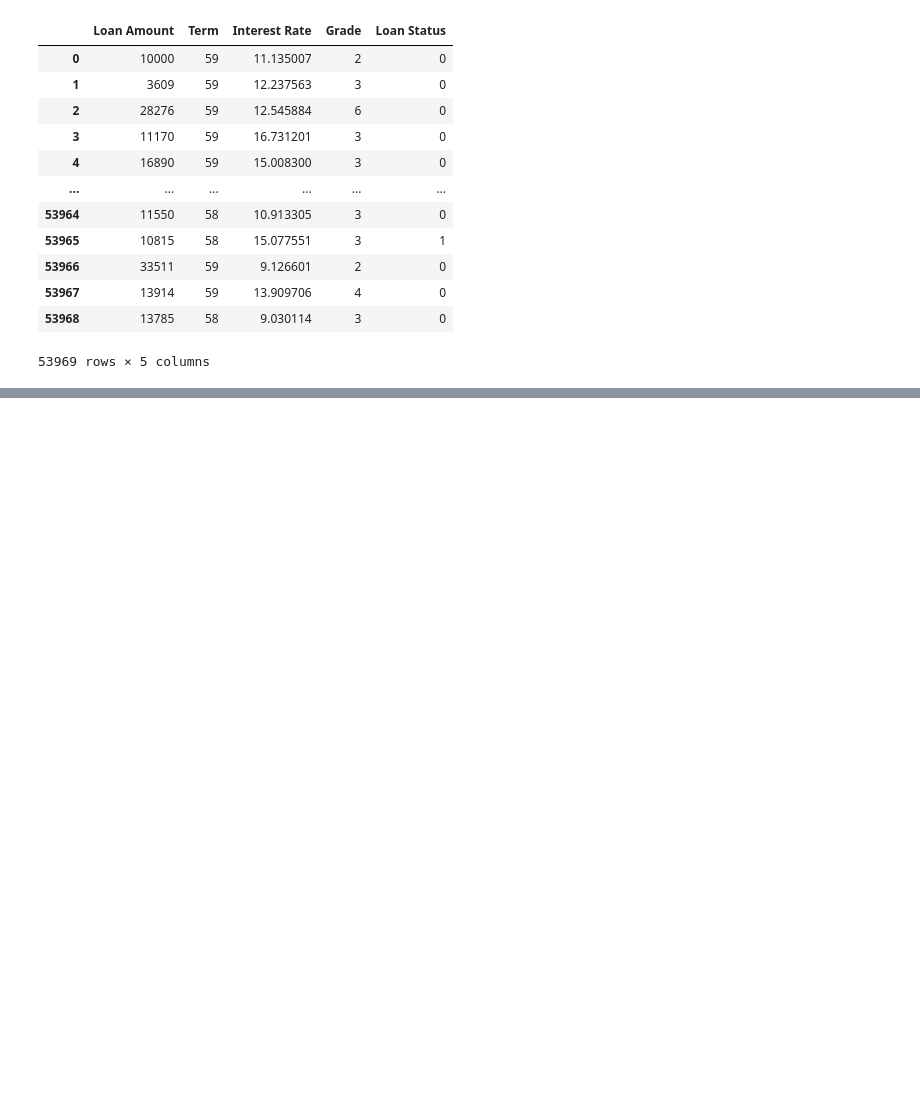
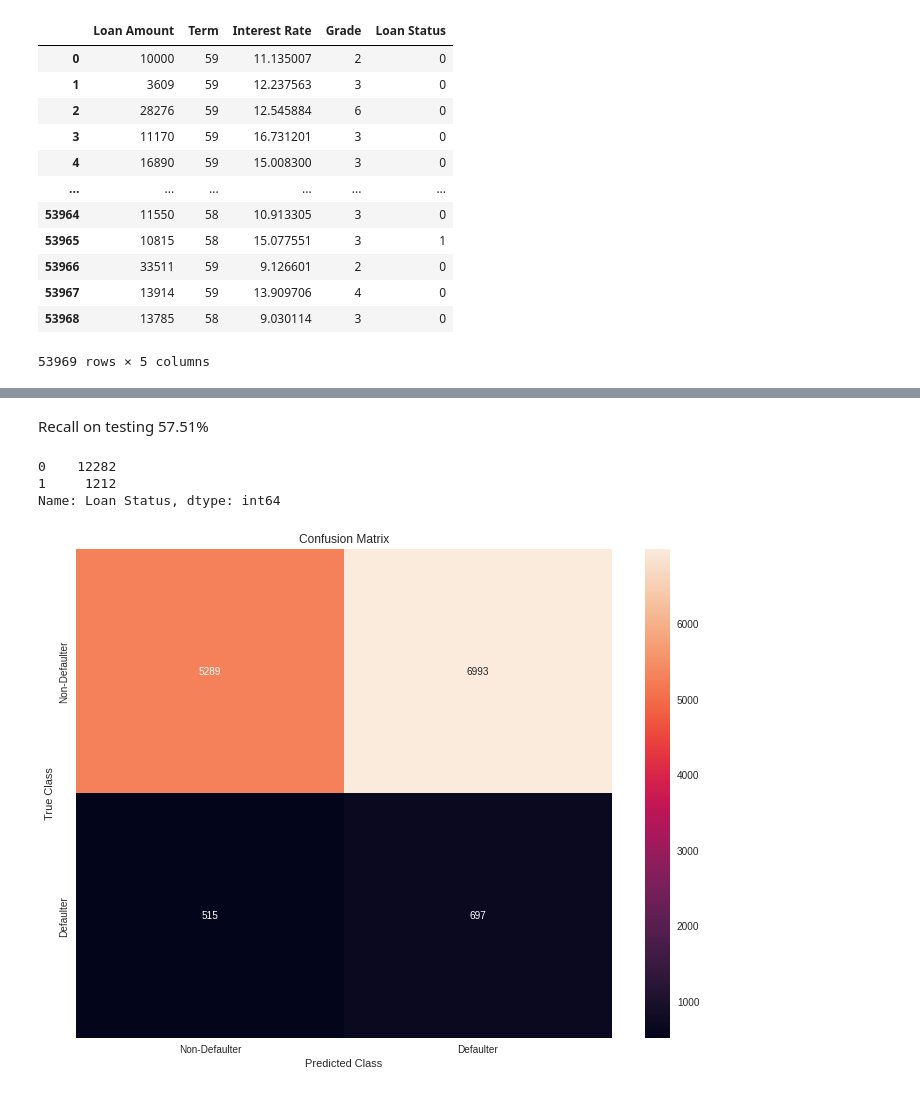
Before and after one commit to erickgt00/MLMCD, a Jupyter notebook: tareas/articuloextra.ipynb, the cells around one changed output, grey strips where cells are left out. Cells and saved outputs as stored; diff of their text form; code cells hidden in the pictures; blank space fills up the shorter version.

```diff
--- a/tareas/articuloextra.ipynb
+++ b/tareas/articuloextra.ipynb
@@ -82,0 +318,4 @@ ModuleNotFoundError: ignored
+# %%
+# Finalizing model before testing it with unseen data
+model = finalize_model(tuned_qda)
+print(model) # Printing final model
@@ -82,0 +356,2 @@ ModuleNotFoundError: ignored
+# %%
+predictions = predict_model(model, data = test)
@@ -82,0 +377,25 @@ ModuleNotFoundError: ignored
+# %% [markdown]
+Recall on testing 57.51%
+# %%
+y_test = predictions['Loan Status']
+pred = predictions['prediction_label']
+# %%
+y_test.value_counts()
+# %% [output]
+0    12282
+1     1212
+Name: Loan Status, dtype: int64
+# %%
+from sklearn.metrics import confusion_matrix
+cm = confusion_matrix(y_test, pred)
+plt.figure(figsize=(12,9))
+ax = plt.subplot()
+sns.heatmap(cm,annot = True, fmt ='g', ax = ax)
+ax.set_xlabel('Predicted Class')
+ax.set_ylabel('True Class')
+ax.set_title('Confusion Matrix')
+ax.xaxis.set_ticklabels(['Non-Defaulter','Defaulter'])
+ax.yaxis.set_ticklabels(['Non-Defaulter','Defaulter'])
+plt.show()
+# %% [output]
+[figure, added]
```
Also changed, not shown: parts of 20 cells of this notebook.
